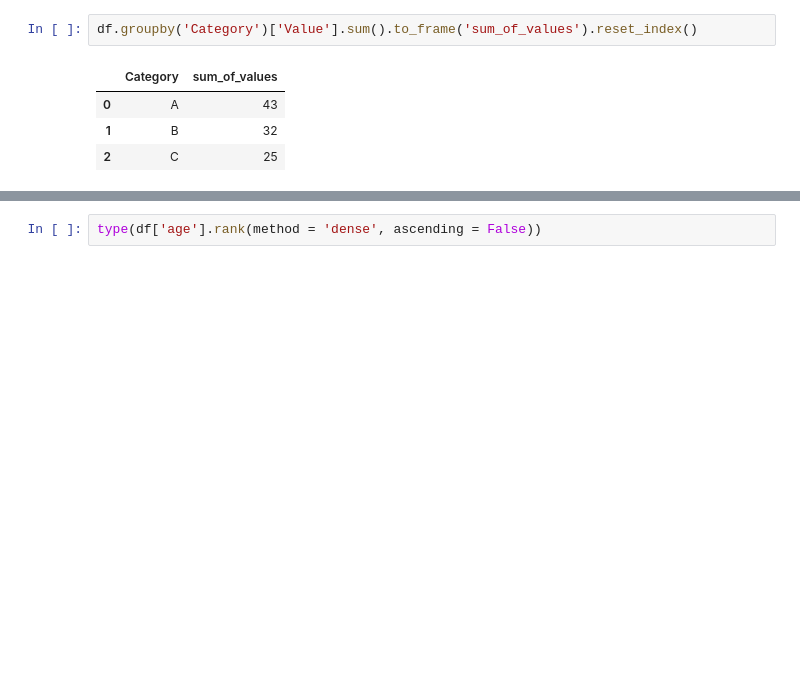
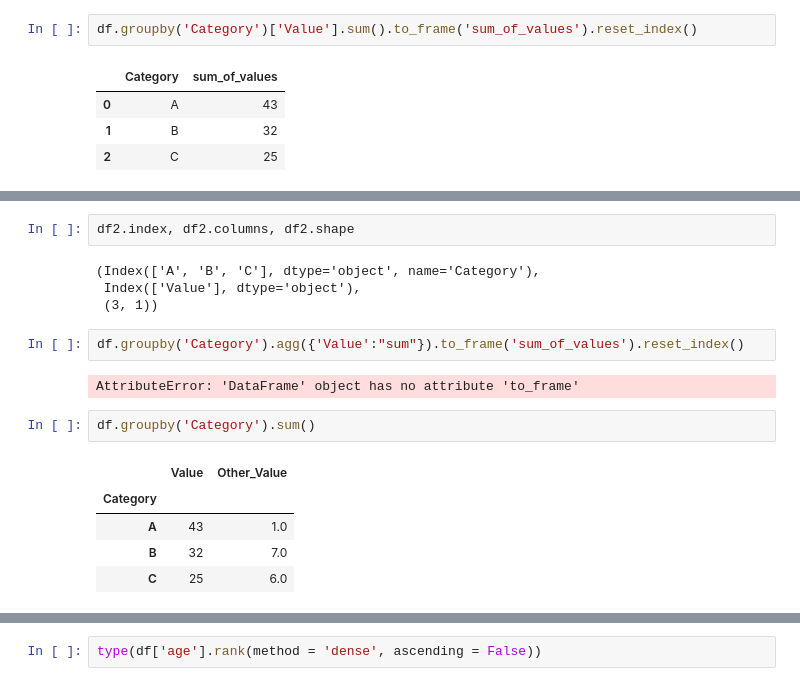
Before and after one commit to stevechengnyc/effective-pandas, a Jupyter notebook: 22-dealing-with-missing-and-duplicated-data.ipynb, the cells around one changed output, grey strips where cells are left out. Cells and saved outputs as stored; diff of their text form; blank space fills up the shorter version.

```diff
--- a/22-dealing-with-missing-and-duplicated-data.ipynb
+++ b/22-dealing-with-missing-and-duplicated-data.ipynb
@@ -59,0 +140,18 @@ df.groupby('Category')['Value'].sum().to_frame('sum_of_values').reset_index()
+# %%
+df2.index, df2.columns, df2.shape
+# %% [output]
+(Index(['A', 'B', 'C'], dtype='object', name='Category'),
+ Index(['Value'], dtype='object'),
+ (3, 1))
+# %%
+df.groupby('Category').agg({'Value':"sum"}).to_frame('sum_of_values').reset_index()
+# %% [output]
+AttributeError: 'DataFrame' object has no attribute 'to_frame'
+# %%
+df.groupby('Category').sum()
+# %% [output]
+|  | Value | Other_Value |
+| Category |  |  |
+| A | 43 | 1.0 |
+| B | 32 | 7.0 |
+| C | 25 | 6.0 |
```
Also changed, not shown: parts of 15 cells of this notebook.
